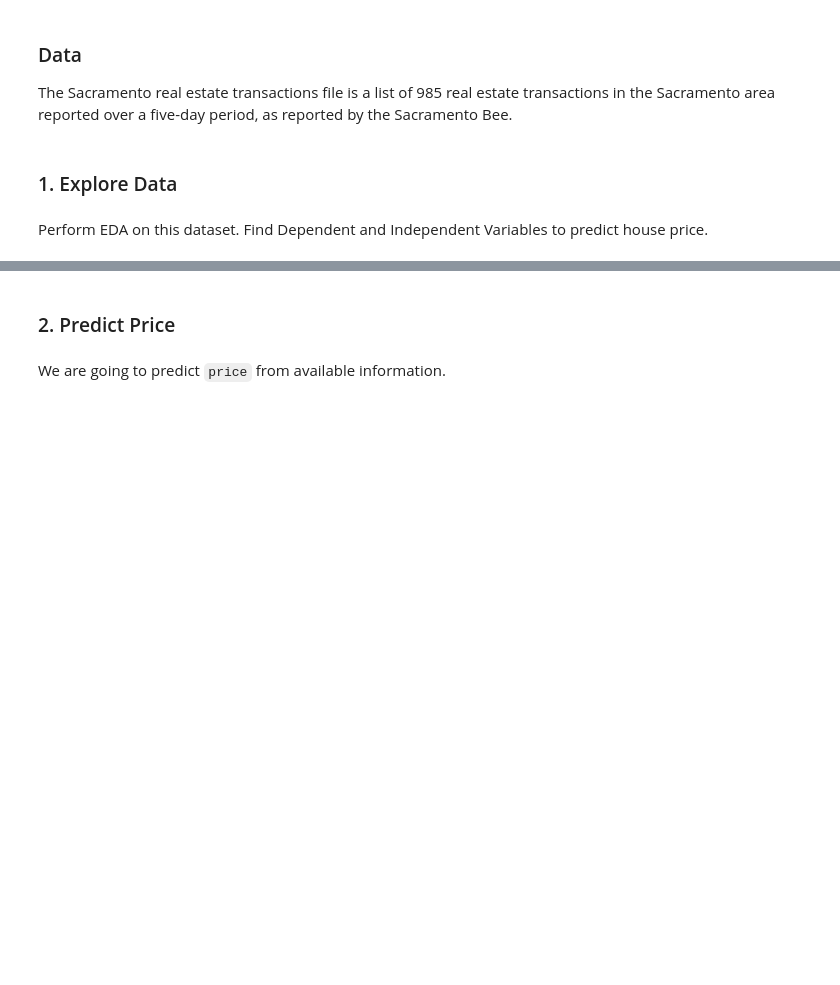
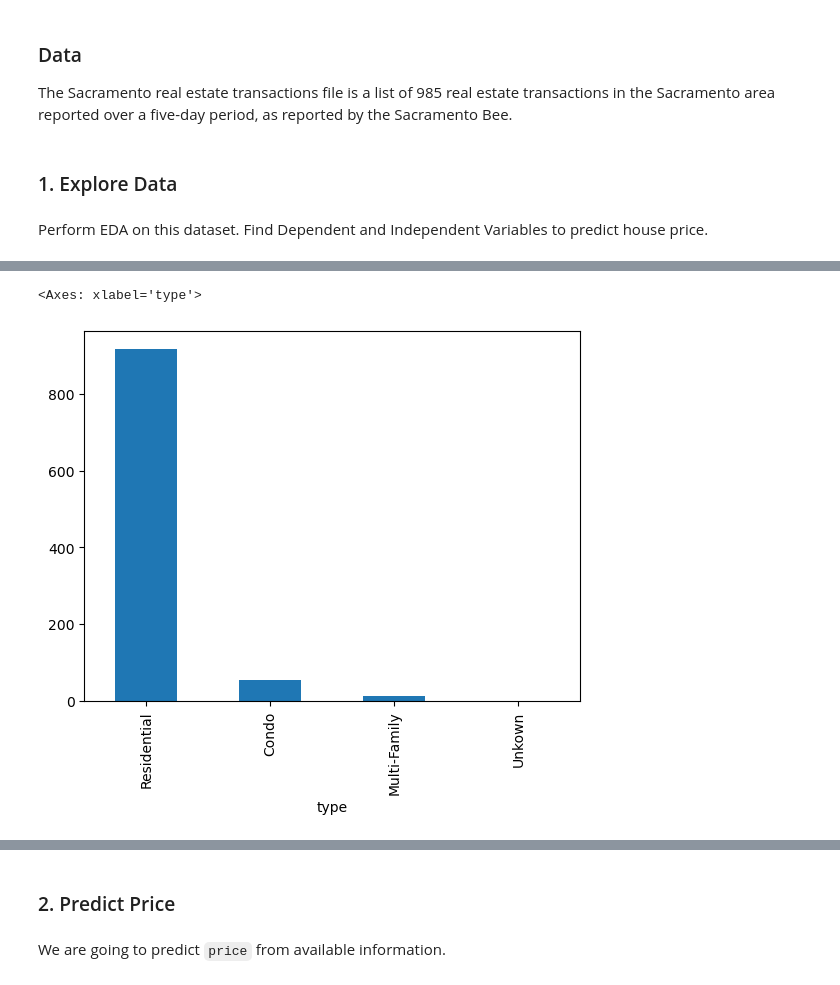
Before and after one commit to KAnantanawat0/IOD, a Jupyter notebook: Module_4/Lab 4/IOD_Lab 4.1.2.ipynb, the cells around one changed output, grey strips where cells are left out. Drawn from its saved outputs; the diff is of its cells as text; code cells hidden in the pictures; blank space fills up the shorter version.

```diff
--- a/Module_4/Lab 4/IOD_Lab 4.1.2.ipynb
+++ b/Module_4/Lab 4/IOD_Lab 4.1.2.ipynb
@@ -23,3 +27,4 @@ Perform EDA on this dataset. Find Dependent and Independent Variables to predict
 # %%
 # Read CSV
 house_csv = "../../DATA/Sacramento_transactions.csv"
+df = pd.read_csv(house_csv)
@@ -25,0 +90,2 @@ house_csv = "../../DATA/Sacramento_transactions.csv"
+# %%
+df['zip'] = df['zip'].astype(str)
@@ -25,0 +107,3 @@ house_csv = "../../DATA/Sacramento_transactions.csv"
+# %%
+#df['sale_date']= pd.to_datetime(df['sale_date'])
+df['sale_date'] = pd.to_datetime(df['sale_date'].str.replace('EDT', 'UTC+4'))
@@ -25,0 +137,7 @@ house_csv = "../../DATA/Sacramento_transactions.csv"
+# %%
+# Number of the types of data
+
+df['type'].value_counts().plot(kind='bar')
+# %% [output]
+<Axes: xlabel='type'>
+[figure, added]
```
Also changed, not shown: parts of 32 cells of this notebook, 2 other files.
